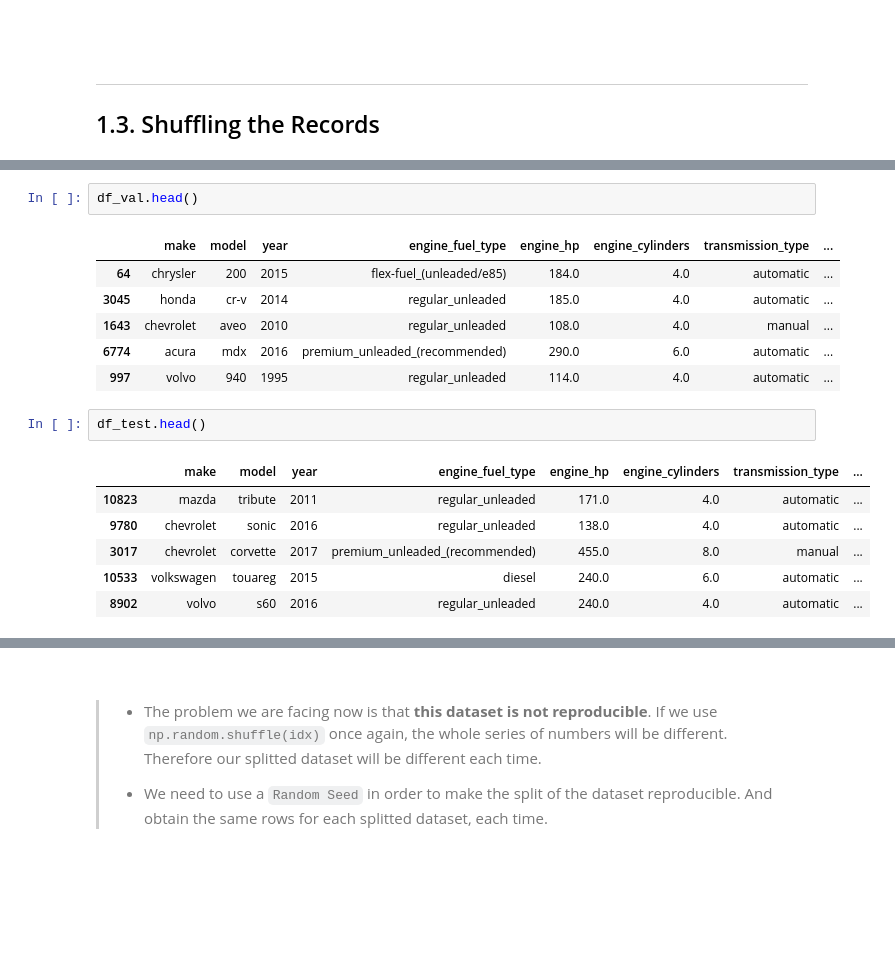
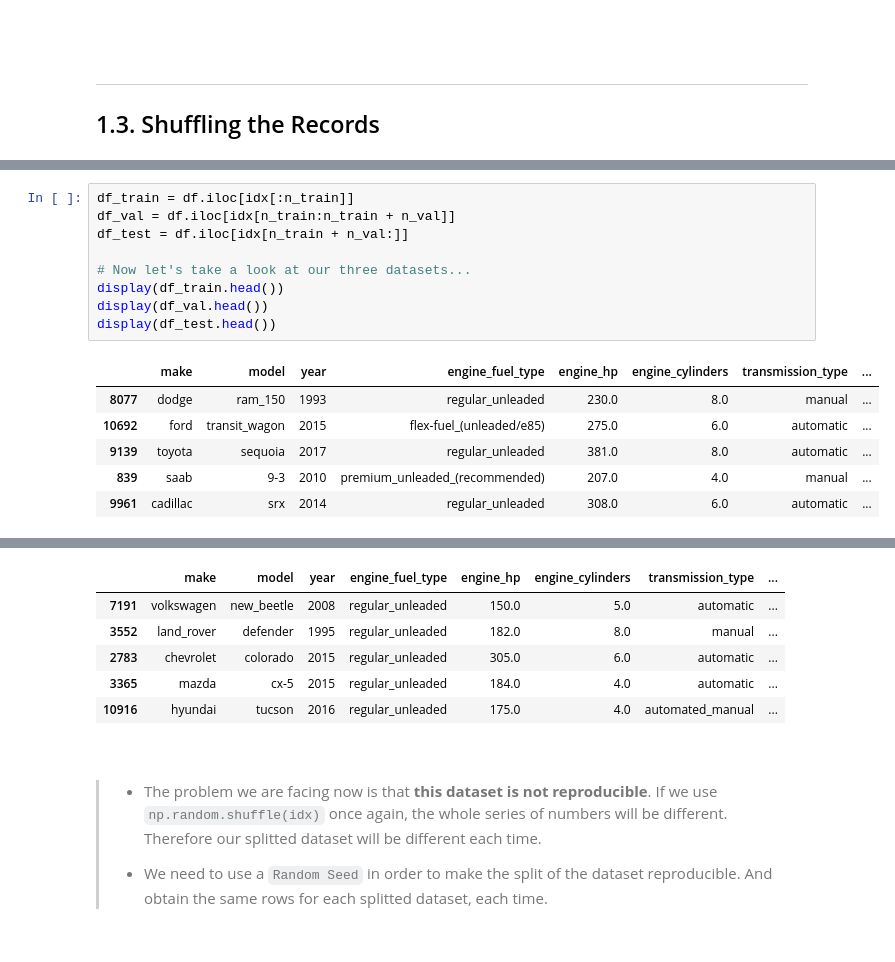
Before and after one commit to MiltonValleL/ml_zoomcamp_2026, a Jupyter notebook: module-02_Regression/02.2.regression_modelling.ipynb, the cells around one changed output, grey strips where cells are left out. Saved outputs shown, nothing was run; the diff lists cells and outputs as text; blank space fills up the shorter version.

```diff
--- a/module-02_Regression/02.2.regression_modelling.ipynb
+++ b/module-02_Regression/02.2.regression_modelling.ipynb
@@ -162,18 +143,16 @@ df_train.head()
-# %%
-df_val.head()
-# %% [output]
-|  | make | model | year | engine_fuel_type | engine_hp | engine_cylinders | transmission_type | ... |
-| 64 | chrysler | 200 | 2015 | flex-fuel_(unleaded/e85) | 184.0 | 4.0 | automatic | ... |
-| 3045 | honda | cr-v | 2014 | regular_unleaded | 185.0 | 4.0 | automatic | ... |
-| 1643 | chevrolet | aveo | 2010 | regular_unleaded | 108.0 | 4.0 | manual | ... |
-| 6774 | acura | mdx | 2016 | premium_unleaded_(recommended) | 290.0 | 6.0 | automatic | ... |
-| 997 | volvo | 940 | 1995 | regular_unleaded | 114.0 | 4.0 | automatic | ... |
-# %%
-df_test.head()
-# %% [output]
-|  | make | model | year | engine_fuel_type | engine_hp | engine_cylinders | transmission_type | ... |
-| 10823 | mazda | tribute | 2011 | regular_unleaded | 171.0 | 4.0 | automatic | ... |
-| 9780 | chevrolet | sonic | 2016 | regular_unleaded | 138.0 | 4.0 | automatic | ... |
-| 3017 | chevrolet | corvette | 2017 | premium_unleaded_(recommended) | 455.0 | 8.0 | manual | ... |
-| 10533 | volkswagen | touareg | 2015 | diesel | 240.0 | 6.0 | automatic | ... |
-| 8902 | volvo | s60 | 2016 | regular_unleaded | 240.0 | 4.0 | automatic | ... |
+# %%
+df_train = df.iloc[idx[:n_train]]
+df_val = df.iloc[idx[n_train:n_train + n_val]]
+df_test = df.iloc[idx[n_train + n_val:]]
+
+# Now let's take a look at our three datasets...
+display(df_train.head())
+display(df_val.head())
+display(df_test.head())
+# %% [output]
+|  | make | model | year | engine_fuel_type | engine_hp | engine_cylinders | transmission_type | ... |
+| 8077 | dodge | ram_150 | 1993 | regular_unleaded | 230.0 | 8.0 | manual | ... |
+| 10692 | ford | transit_wagon | 2015 | flex-fuel_(unleaded/e85) | 275.0 | 6.0 | automatic | ... |
+| 9139 | toyota | sequoia | 2017 | regular_unleaded | 381.0 | 8.0 | automatic | ... |
+| 839 | saab | 9-3 | 2010 | premium_unleaded_(recommended) | 207.0 | 4.0 | manual | ... |
+| 9961 | cadillac | srx | 2014 | regular_unleaded | 308.0 | 6.0 | automatic | ... |
@@ -180,3 +165,9 @@ df_test.head()
+|  | make | model | year | engine_fuel_type | engine_hp | engine_cylinders | transmission_type | ... |
+| 7191 | volkswagen | new_beetle | 2008 | regular_unleaded | 150.0 | 5.0 | automatic | ... |
+| 3552 | land_rover | defender | 1995 | regular_unleaded | 182.0 | 8.0 | manual | ... |
+| 2783 | chevrolet | colorado | 2015 | regular_unleaded | 305.0 | 6.0 | automatic | ... |
+| 3365 | mazda | cx-5 | 2015 | regular_unleaded | 184.0 | 4.0 | automatic | ... |
+| 10916 | hyundai | tucson | 2016 | regular_unleaded | 175.0 | 4.0 | automated_manual | ... |
 # %% [markdown]
 <br>
 
```
Also changed, not shown: parts of 30 cells of this notebook.
